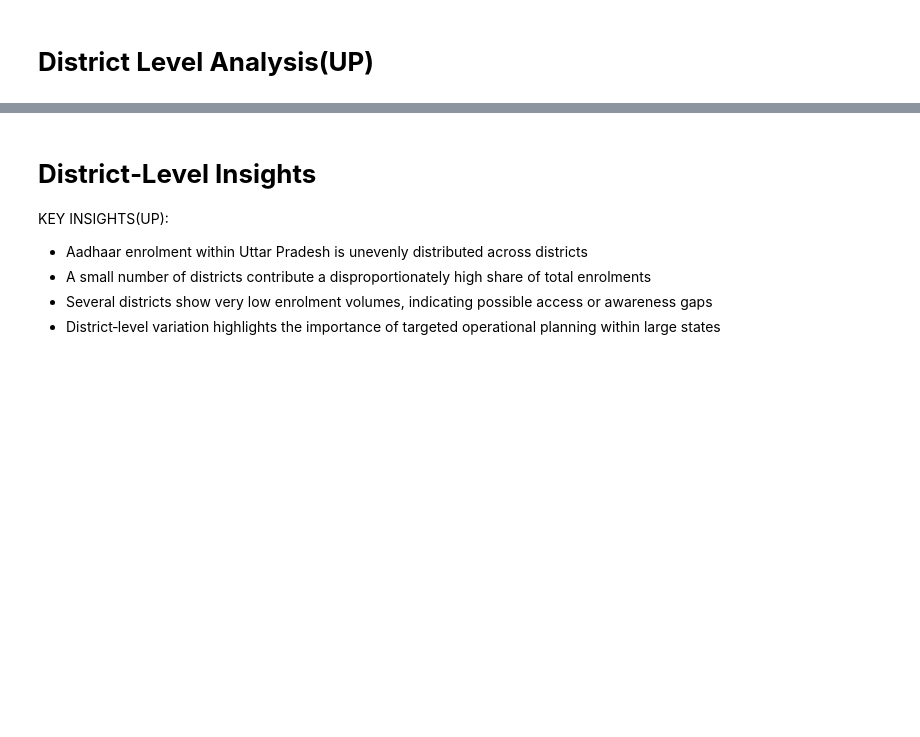
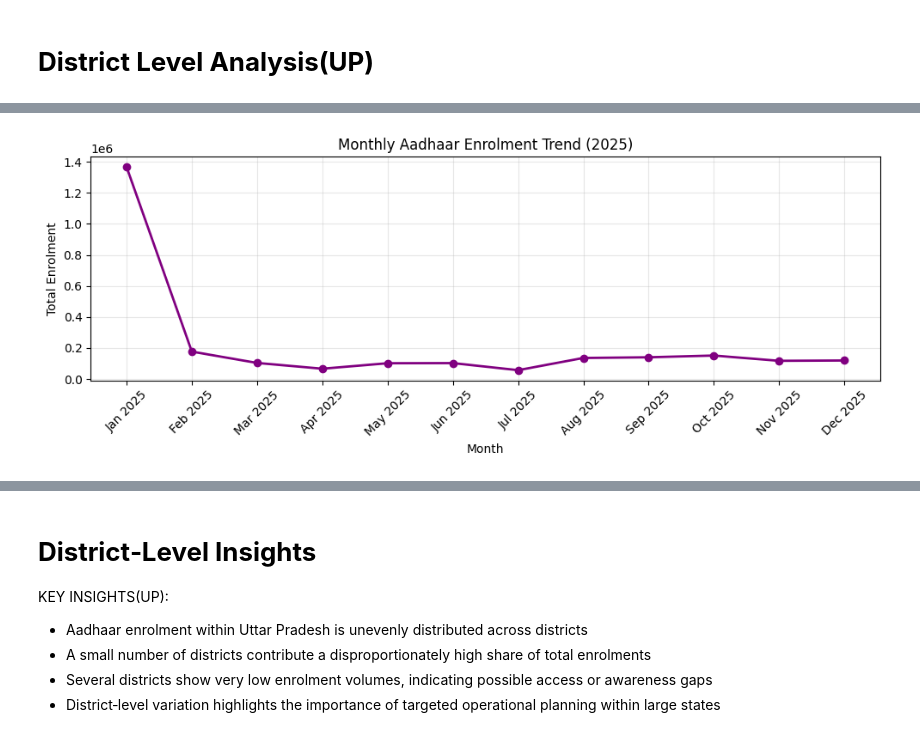
Before and after one commit to NEHALSMITTAL/aadhaar-enrolment-analysis, a Jupyter notebook: Aadhar_Enrolement_Anlysis.ipynb, the cells around one changed output, grey strips where cells are left out. Saved outputs shown, nothing was run; the diff lists cells and outputs as text; code cells hidden in the pictures; blank space fills up the shorter version.

```diff
--- a/Aadhar_Enrolement_Anlysis.ipynb
+++ b/Aadhar_Enrolement_Anlysis.ipynb
@@ -645,0 +644,2 @@ plt.show()
+# %%
+df_clean['date'] = pd.to_datetime(df_clean['date'], errors='coerce')
@@ -645,0 +650,4 @@ plt.show()
+# %%
+monthly_enrol = (df_clean.groupby(df_clean['date'].dt.to_period('M'))['total_enrolment'].sum().reset_index())
+monthly_enrol['month'] = monthly_enrol['date'].dt.strftime('%b %Y')
+monthly_enrol
@@ -645,0 +668,18 @@ plt.show()
+# %%
+plt.figure(figsize=(10,4))
+plt.plot(
+    monthly_enrol['month'],
+    monthly_enrol['total_enrolment'],
+    marker='o',
+    color='purple',
+    linewidth=2)
+
+plt.title('Monthly Aadhaar Enrolment Trend (2025)')
+plt.xlabel('Month')
+plt.ylabel('Total Enrolment')
+plt.xticks(rotation=45)
+plt.grid(alpha=0.3)
+plt.tight_layout()
+plt.show()
+# %% [output]
+[figure, added]
```
Also changed, not shown: parts of 34 cells of this notebook.
